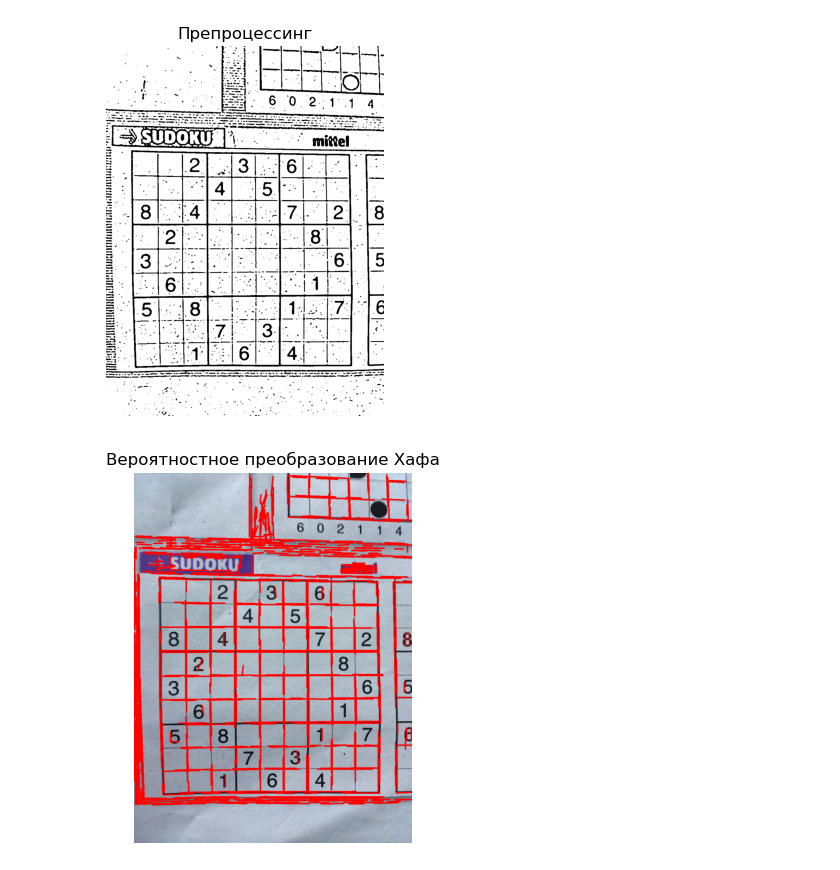
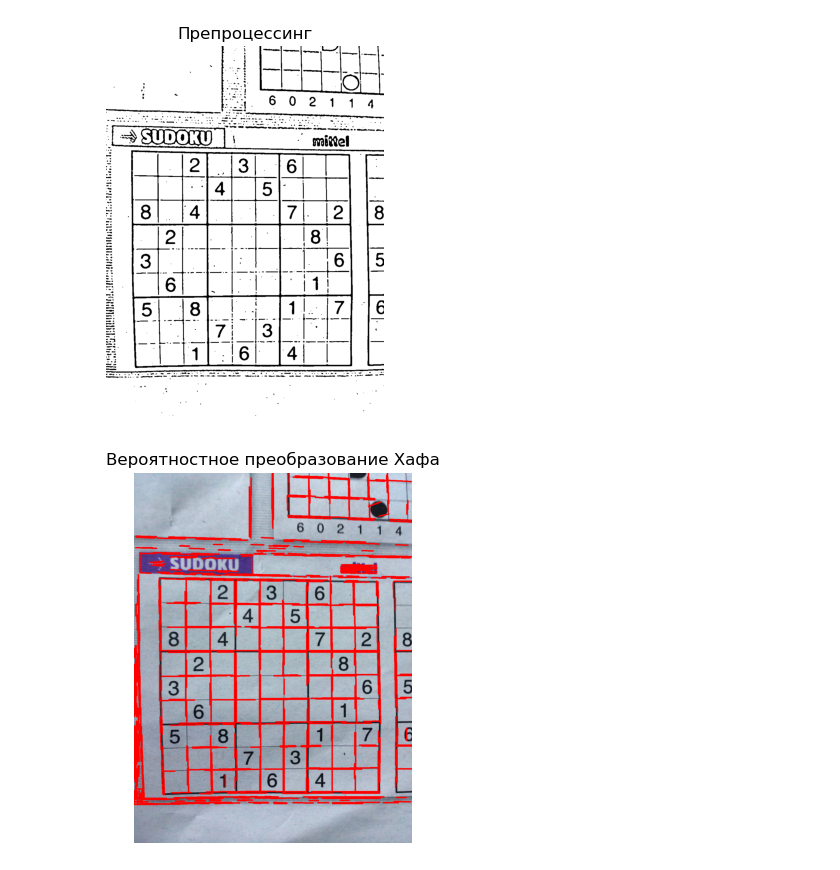
Before and after one commit to black-boomerang/sudoku_solver, a Jupyter notebook: grid_detection.ipynb, the cells around one changed output. Cells and saved outputs as stored; diff of their text form; code cells hidden in the pictures.

Commit message:
updated detection

```diff
--- a/grid_detection.ipynb
+++ b/grid_detection.ipynb
@@ -10,7 +10,7 @@ from utils import show_image
 warnings.filterwarnings('ignore')
 # %%
 image = cv.imread('sudoku_dataset/datasets/v2_test/image1024.jpg')
-h_lines, v_lines = detect_grid(image, show_steps=True, bin_threshold=1.5)
+h_lines, v_lines = detect_grid(image, show_steps=True, bin_threshold=3)
 # %% [output]
-[figure, old version]
+[figure, new version]
-[figure, old version]
+[figure, new version]
```
Also changed, not shown: parts of 4 cells of this notebook.
